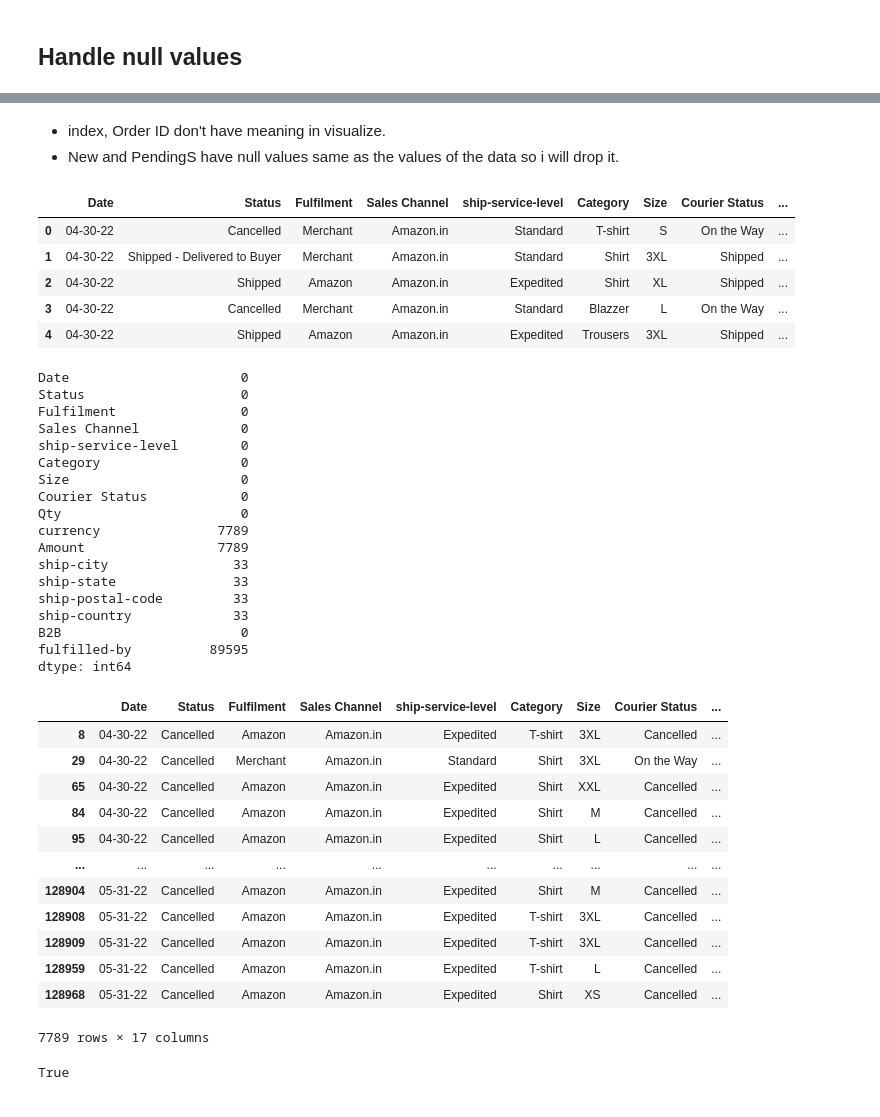
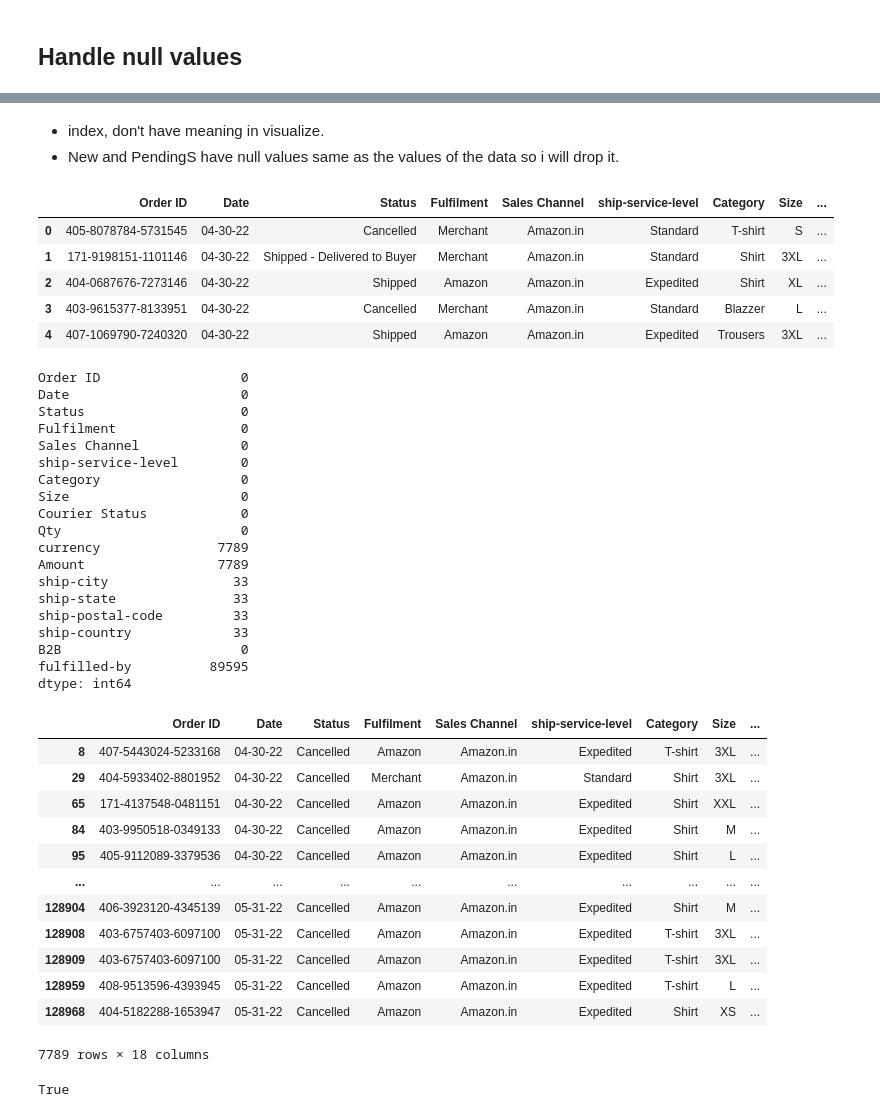
Before and after one commit to Keithsel/DAP301m-code, a Jupyter notebook: Lab_2/data/cleaning_data.ipynb, the cells around one changed output, grey strips where cells are left out. Drawn from its saved outputs; the diff is of its cells as text; code cells hidden in the pictures.

Commit message:
resotore Order ID and currency

```diff
--- a/Lab_2/data/cleaning_data.ipynb
+++ b/Lab_2/data/cleaning_data.ipynb
@@ -85,21 +85,22 @@ New                   128808
 PendingS              128808
 dtype: int64
 # %% [markdown]
-- index, Order ID don't have meaning in visualize.
+- index, don't have meaning in visualize.
 - New and PendingS have null values same as the values of the data so i will drop it.
 # %%
-df.drop(['index', 'Order ID', 'New', 'PendingS'], axis=1, inplace=True)
+df.drop(['index', 'New', 'PendingS'], axis=1, inplace=True)
 df.head()
 # %% [output]
-|  | Date | Status | Fulfilment | Sales Channel | ship-service-level | Category | Size | Courier Status | ... |
-| 0 | 04-30-22 | Cancelled | Merchant | Amazon.in | Standard | T-shirt | S | On the Way | ... |
-| 1 | 04-30-22 | Shipped - Delivered to Buyer | Merchant | Amazon.in | Standard | Shirt | 3XL | Shipped | ... |
-| 2 | 04-30-22 | Shipped | Amazon | Amazon.in | Expedited | Shirt | XL | Shipped | ... |
-| 3 | 04-30-22 | Cancelled | Merchant | Amazon.in | Standard | Blazzer | L | On the Way | ... |
-| 4 | 04-30-22 | Shipped | Amazon | Amazon.in | Expedited | Trousers | 3XL | Shipped | ... |
+|  | Order ID | Date | Status | Fulfilment | Sales Channel | ship-service-level | Category | Size | ... |
+| 0 | 405-8078784-5731545 | 04-30-22 | Cancelled | Merchant | Amazon.in | Standard | T-shirt | S | ... |
+| 1 | 171-9198151-1101146 | 04-30-22 | Shipped - Delivered to Buyer | Merchant | Amazon.in | Standard | Shirt | 3XL | ... |
+| 2 | 404-0687676-7273146 | 04-30-22 | Shipped | Amazon | Amazon.in | Expedited | Shirt | XL | ... |
+| 3 | 403-9615377-8133951 | 04-30-22 | Cancelled | Merchant | Amazon.in | Standard | Blazzer | L | ... |
+| 4 | 407-1069790-7240320 | 04-30-22 | Shipped | Amazon | Amazon.in | Expedited | Trousers | 3XL | ... |
 # %%
 df.isnull().sum()
 # %% [output]
+Order ID                  0
 Date                      0
 Status                    0
 Fulfilment                0
@@ -121,19 +122,19 @@ dtype: int64
 # %%
 df[df['currency'].isnull()]
 # %% [output]
-|  | Date | Status | Fulfilment | Sales Channel | ship-service-level | Category | Size | Courier Status | ... |
-| 8 | 04-30-22 | Cancelled | Amazon | Amazon.in | Expedited | T-shirt | 3XL | Cancelled | ... |
-| 29 | 04-30-22 | Cancelled | Merchant | Amazon.in | Standard | Shirt | 3XL | On the Way | ... |
-| 65 | 04-30-22 | Cancelled | Amazon | Amazon.in | Expedited | Shirt | XXL | Cancelled | ... |
-| 84 | 04-30-22 | Cancelled | Amazon | Amazon.in | Expedited | Shirt | M | Cancelled | ... |
-| 95 | 04-30-22 | Cancelled | Amazon | Amazon.in | Expedited | Shirt | L | Cancelled | ... |
+|  | Order ID | Date | Status | Fulfilment | Sales Channel | ship-service-level | Category | Size | ... |
+| 8 | 407-5443024-5233168 | 04-30-22 | Cancelled | Amazon | Amazon.in | Expedited | T-shirt | 3XL | ... |
+| 29 | 404-5933402-8801952 | 04-30-22 | Cancelled | Merchant | Amazon.in | Standard | Shirt | 3XL | ... |
+| 65 | 171-4137548-0481151 | 04-30-22 | Cancelled | Amazon | Amazon.in | Expedited | Shirt | XXL | ... |
+| 84 | 403-9950518-0349133 | 04-30-22 | Cancelled | Amazon | Amazon.in | Expedited | Shirt | M | ... |
+| 95 | 405-9112089-3379536 | 04-30-22 | Cancelled | Amazon | Amazon.in | Expedited | Shirt | L | ... |
 | ... | ... | ... | ... | ... | ... | ... | ... | ... | ... |
-| 128904 | 05-31-22 | Cancelled | Amazon | Amazon.in | Expedited | Shirt | M | Cancelled | ... |
-| 128908 | 05-31-22 | Cancelled | Amazon | Amazon.in | Expedited | T-shirt | 3XL | Cancelled | ... |
-| 128909 | 05-31-22 | Cancelled | Amazon | Amazon.in | Expedited | T-shirt | 3XL | Cancelled | ... |
-| 128959 | 05-31-22 | Cancelled | Amazon | Amazon.in | Expedited | T-shirt | L | Cancelled | ... |
-| 128968 | 05-31-22 | Cancelled | Amazon | Amazon.in | Expedited | Shirt | XS | Cancelled | ... |
+| 128904 | 406-3923120-4345139 | 05-31-22 | Cancelled | Amazon | Amazon.in | Expedited | Shirt | M | ... |
+| 128908 | 403-6757403-6097100 | 05-31-22 | Cancelled | Amazon | Amazon.in | Expedited | T-shirt | 3XL | ... |
+| 128909 | 403-6757403-6097100 | 05-31-22 | Cancelled | Amazon | Amazon.in | Expedited | T-shirt | 3XL | ... |
+| 128959 | 408-9513596-4393945 | 05-31-22 | Cancelled | Amazon | Amazon.in | Expedited | T-shirt | L | ... |
+| 128968 | 404-5182288-1653947 | 05-31-22 | Cancelled | Amazon | Amazon.in | Expedited | Shirt | XS | ... |
-7789 rows × 17 columns
+7789 rows × 18 columns
 # %%
 currency_null = df[df['currency'].isnull()]
 amount_null = df[df['Amount'].isnull()]
```
Also changed, not shown: parts of 2 cells of this notebook, 1 other file.
